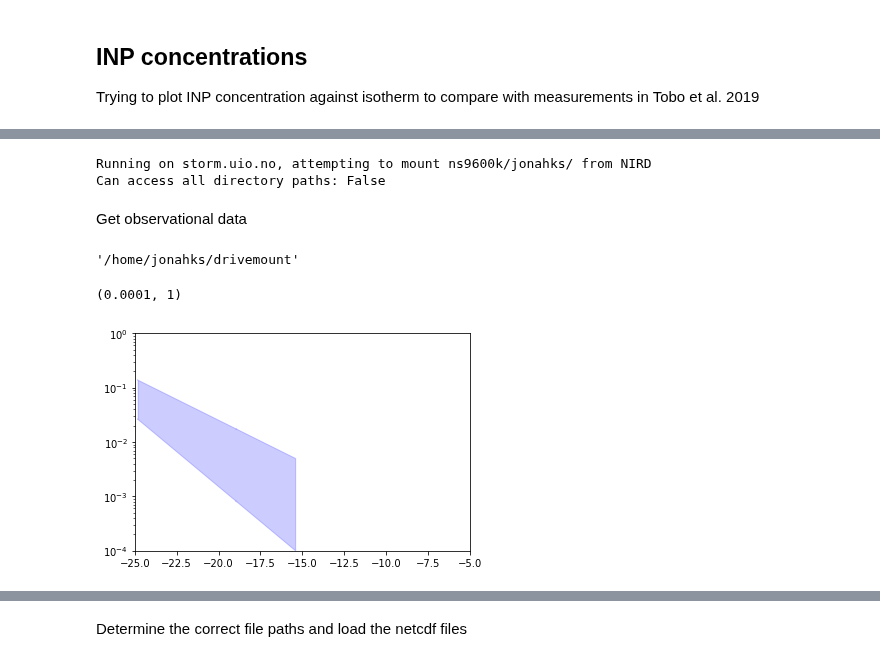
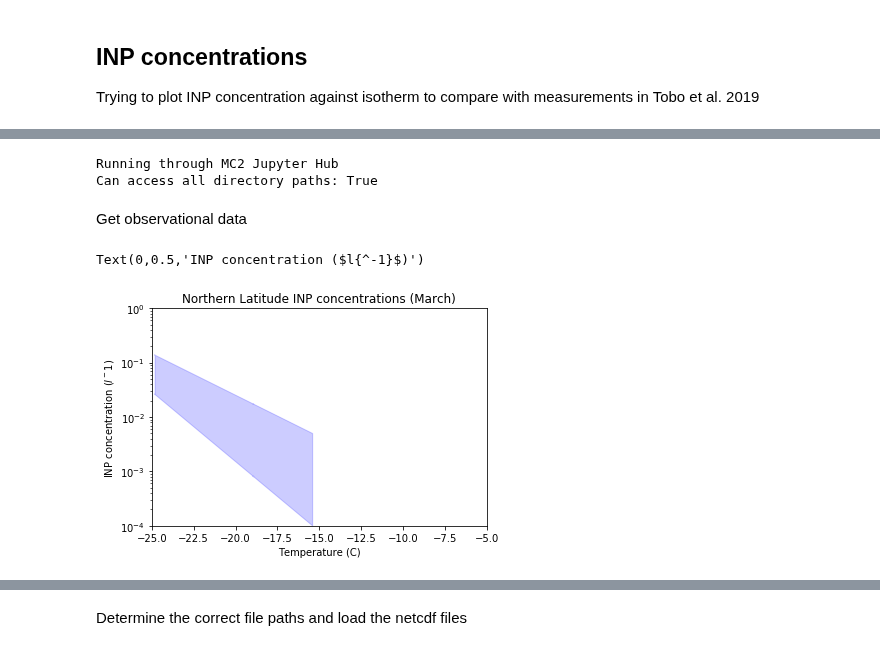
Before and after one commit to jshaw35/netcdf_analysis, a Jupyter notebook: INP_concs.ipynb, the cells around one changed output, grey strips where cells are left out. Cells and saved outputs as stored; diff of their text form; code cells hidden in the pictures.

```diff
--- a/INP_concs.ipynb
+++ b/INP_concs.ipynb
@@ -30,17 +39,13 @@ else:  # Assume that we're running on a local machine and mounting NIRD
 
 obs_dir = 'caliop_cloudtop/'
 output_dir = 'figures/'
-model_dir = 'mnth15runs/'   # inconsistent label compared to jupy_test
+case_dir = 'mnth15runs/'   # inconsistent label compared to jupy_test
 
 # Check that each important directory can be accessed:
 access_paths = os.path.exists(obs_dir) and os.path.exists(output_dir) and os.path.exists(model_dir)
 print('Can access all directory paths:', access_paths)
 # %% [output]
-Running on storm.uio.no, attempting to mount ns9600k/jonahks/ from NIRD
-Can access all directory paths: False
+Running through MC2 Jupyter Hub
+Can access all directory paths: True
 # %% [markdown]
 Get observational data
-# %%
-os.getcwd()
-# %% [output]
-'/home/jonahks/drivemount'
@@ -49,5 +52,5 @@ os.chdir('/home/jonahks/Downloads/')
 # %%
-inpobs = pd.read_csv('inp_obs.csv', names=['T','INP'])[:29] #
+inpobs = pd.read_csv('inp_obs/inp_obs.csv', names=['T','INP'])[:29] #
 # %%
 def upper_fit(t):
     INP_25C = 0.14
@@ -69,9 +72,12 @@ def mid_fit(t):
 # %%
 inpobs['upper'] = inpobs['INP'] > mid_fit(inpobs['T'])
 # %%
-plt.fill_between(inpobs['T'], y1=lower_fit(inpobs['T']), y2=upper_fit(inpobs['T']),alpha=0.2, color='blue')
+plt.fill_between(inpobs['T'], y1=lower_fit(inpobs['T']), y2=upper_fit(inpobs['T']),alpha=0.2, color='blue', label='Range from observations in Tobo et al., 2019')
+#plt.scatter(inpobs['T'], inpobs['INP'])
 plt.yscale('log')
-plt.xlim((-25,-5)); plt.ylim((1e-4,1))
+plt.xlim((-25,-5)); #plt.ylim((1e-4,1))
+plt.title('Northern Latitude INP concentrations (March)')
+plt.xlabel('Temperature (C)'); plt.ylabel('INP concentration ($l{^-1}$)')
 # %% [output]
-(0.0001, 1)
+Text(0,0.5,'INP concentration ($l{^-1}$)')
-[figure, old version]
+[figure, new version]
```
Also changed, not shown: parts of 15 cells of this notebook, 9 other files.
